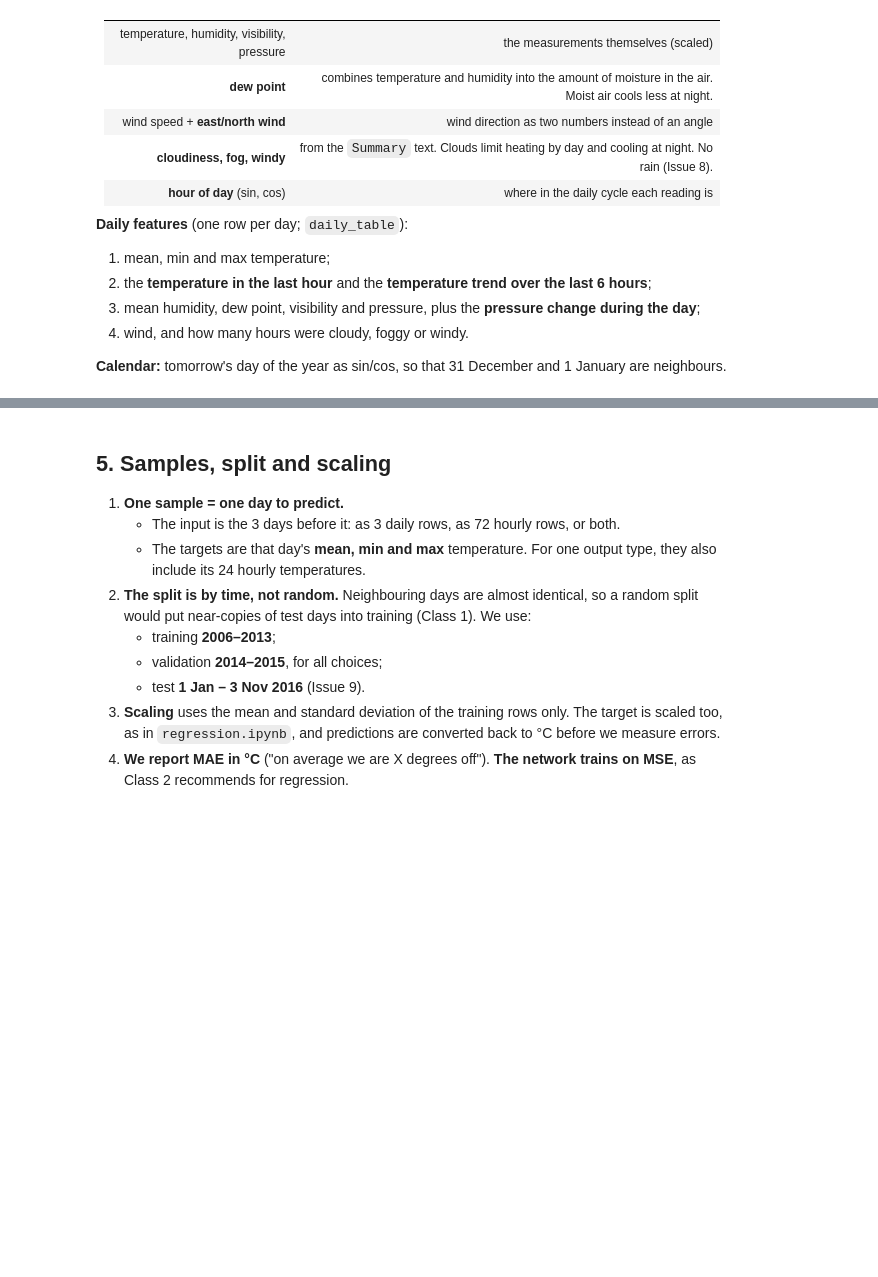
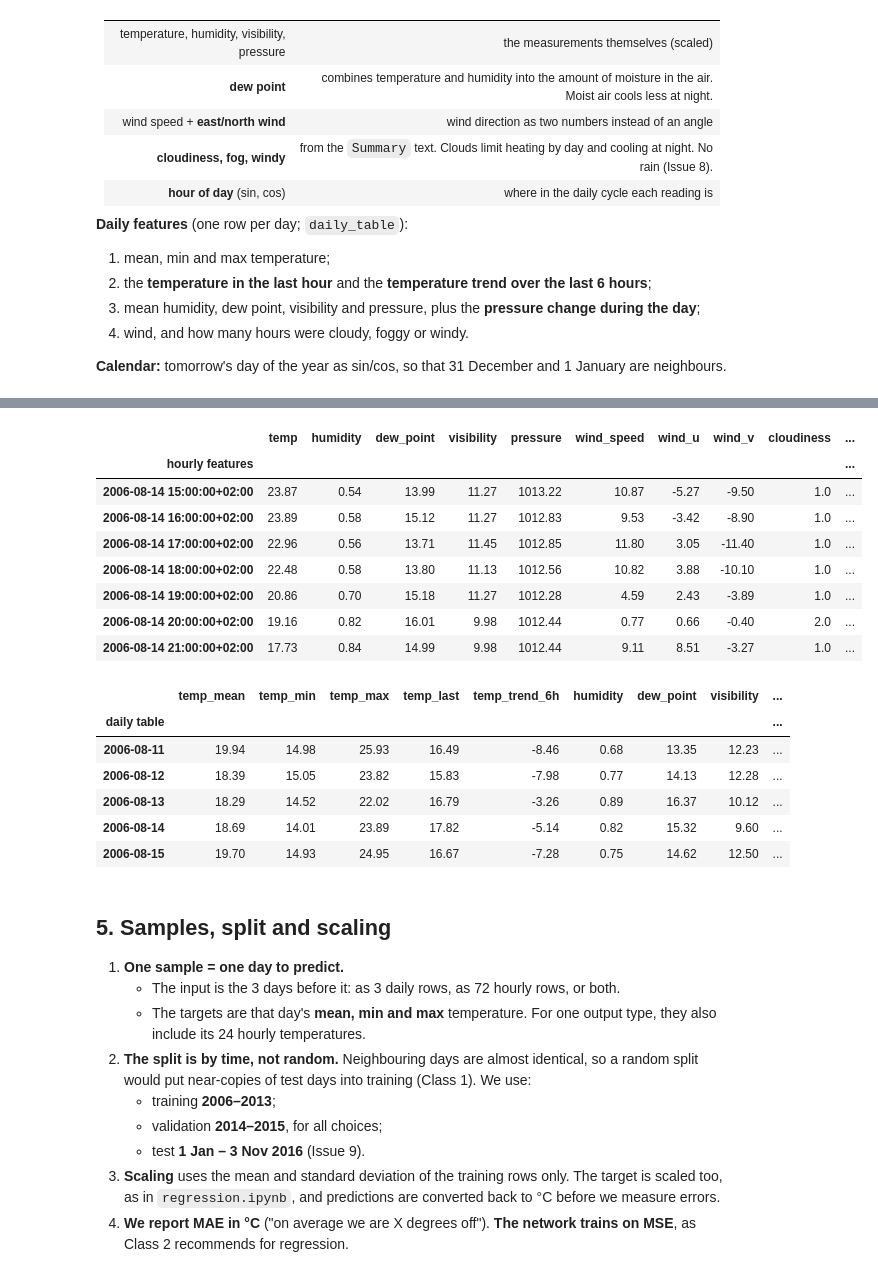
Before and after one commit to kacekk/weather_forecast_DL, a Jupyter notebook: weather_forecast.ipynb, the cells around one changed output, grey strips where cells are left out. Drawn from its saved outputs; the diff is of its cells as text; code cells hidden in the pictures; blank space fills up the shorter version.

```diff
--- a/weather_forecast.ipynb
+++ b/weather_forecast.ipynb
@@ -403,0 +413,7 @@ What happens to the remaining issues:
+# %%
+EX_HOURS = slice("2006-08-14 15:00", "2006-08-14 21:00")   # the example hours (local time)
+EX_DAY = pd.Timestamp("2006-08-15")                         # the day they help predict
+
+display(raw.loc[855:861].rename_axis("raw file row"))       # file rows 855-861 = 14 Aug 2006, 15:00-21:00
+display(raw.loc[261:266, ["Formatted Date", "Temperature (C)"]].rename_axis("raw file row"))
+df.loc[EX_HOURS].round(2)
@@ -590,3 +638,25 @@ HOURLY_COLS = [c for cols in HOURLY_GROUPS.values() for c in cols] + ["hour_sin"
+# %%
+h_example = hourly_features(df)
+display(h_example.loc[EX_HOURS].round(2).rename_axis("hourly features"))
+daily_example = daily_table(h_example)
+daily_example.loc["2006-08-11":"2006-08-15"].round(2).rename_axis("daily table")
+# %% [output]
+|  | temp | humidity | dew_point | visibility | pressure | wind_speed | wind_u | wind_v | cloudiness | ... |
+| hourly features |  |  |  |  |  |  |  |  |  | ... |
+| 2006-08-14 15:00:00+02:00 | 23.87 | 0.54 | 13.99 | 11.27 | 1013.22 | 10.87 | -5.27 | -9.50 | 1.0 | ... |
+| 2006-08-14 16:00:00+02:00 | 23.89 | 0.58 | 15.12 | 11.27 | 1012.83 | 9.53 | -3.42 | -8.90 | 1.0 | ... |
+| 2006-08-14 17:00:00+02:00 | 22.96 | 0.56 | 13.71 | 11.45 | 1012.85 | 11.80 | 3.05 | -11.40 | 1.0 | ... |
+| 2006-08-14 18:00:00+02:00 | 22.48 | 0.58 | 13.80 | 11.13 | 1012.56 | 10.82 | 3.88 | -10.10 | 1.0 | ... |
+| 2006-08-14 19:00:00+02:00 | 20.86 | 0.70 | 15.18 | 11.27 | 1012.28 | 4.59 | 2.43 | -3.89 | 1.0 | ... |
+| 2006-08-14 20:00:00+02:00 | 19.16 | 0.82 | 16.01 | 9.98 | 1012.44 | 0.77 | 0.66 | -0.40 | 2.0 | ... |
+| 2006-08-14 21:00:00+02:00 | 17.73 | 0.84 | 14.99 | 9.98 | 1012.44 | 9.11 | 8.51 | -3.27 | 1.0 | ... |
+|  | temp_mean | temp_min | temp_max | temp_last | temp_trend_6h | humidity | dew_point | visibility | ... |
+| daily table |  |  |  |  |  |  |  |  | ... |
+| 2006-08-11 | 19.94 | 14.98 | 25.93 | 16.49 | -8.46 | 0.68 | 13.35 | 12.23 | ... |
+| 2006-08-12 | 18.39 | 15.05 | 23.82 | 15.83 | -7.98 | 0.77 | 14.13 | 12.28 | ... |
+| 2006-08-13 | 18.29 | 14.52 | 22.02 | 16.79 | -3.26 | 0.89 | 16.37 | 10.12 | ... |
+| 2006-08-14 | 18.69 | 14.01 | 23.89 | 17.82 | -5.14 | 0.82 | 15.32 | 9.60 | ... |
+| 2006-08-15 | 19.70 | 14.93 | 24.95 | 16.67 | -7.28 | 0.75 | 14.62 | 12.50 | ... |
 # %% [markdown]
 ## 5. Samples, split and scaling
 
```
Also changed, not shown: parts of 10 cells of this notebook, 1 other file.
